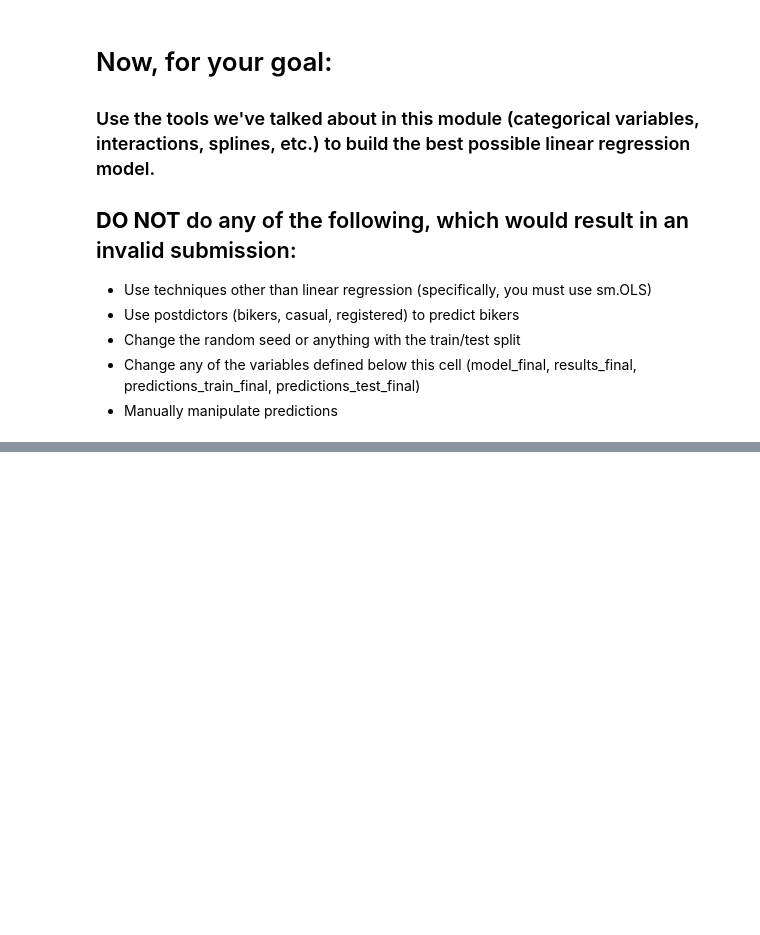
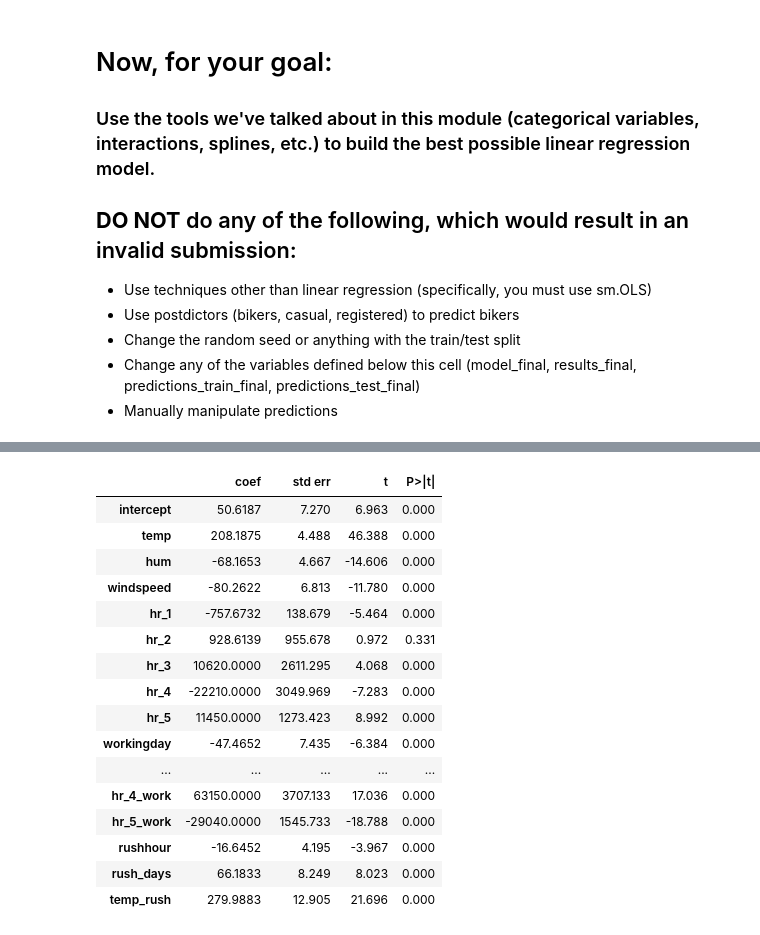
Before and after one commit to benjiezastavker-star/code_2600, a Jupyter notebook: mod05_nonlinear.ipynb, the cells around one changed output, grey strips where cells are left out. Saved outputs shown, nothing was run; the diff lists cells and outputs as text; code cells hidden in the pictures; blank space fills up the shorter version.

```diff
--- a/mod05_nonlinear.ipynb
+++ b/mod05_nonlinear.ipynb
@@ -353,4 +414,30 @@ plot_avg_actual_vs_predicted_by_feature(X=X_train,
 - Change any of the variables defined below this cell (model_final, results_final, predictions_train_final, predictions_test_final)
 - Manually manipulate predictions
 # %%
-# Data pre-processing (on Train, Test, X_train, and X_test)
+X_train['hr_1'] = X_train['hr'].astype('int') / 24
+X_test['hr_1'] = X_test['hr'].astype('int') / 24
+X_train['hr_2'] = X_train['hr_1'] ** 2
+X_test['hr_2'] = X_test['hr_1'] ** 2
+X_train['hr_3'] = X_train['hr_1'] ** 3
+X_test['hr_3'] = X_test['hr_1'] ** 3
+X_train['hr_4'] = X_train['hr_1'] ** 4
+X_test['hr_4'] = X_test['hr_1'] ** 4
+X_train['hr_5'] = X_train['hr_1'] ** 5
+X_test['hr_5'] = X_test['hr_1'] ** 5
+
+X_train["hr_1_work"] = X_train["hr_1"] * X_train["workingday"]
+X_test["hr_1_work"] = X_test["hr_1"] * X_test["workingday"]
+X_train["hr_2_work"] = X_train["hr_2"] * X_train["workingday"]
+X_test["hr_2_work"] = X_test["hr_2"] * X_test["workingday"]
+X_train["hr_3_work"] = X_train["hr_3"] * X_train["workingday"]
+X_test["hr_3_work"] = X_test["hr_3"] * X_test["workingday"]
+X_train["hr_4_work"] = X_train["hr_4"] * X_train["workingday"]
+X_test["hr_4_work"] = X_test["hr_4"] * X_test["workingday"]
+X_train["hr_5_work"] = X_train["hr_5"] * X_train["workingday"]
+X_test["hr_5_work"] = X_test["hr_5"] * X_test["workingday"]
+
+X_train["rush_days"] = X_train["rushhour"] * X_train["workingday"]
+X_test["rush_days"] = X_test["rushhour"] * X_test["workingday"]
+
+X_train["temp_rush"] = X_train["temp"] * X_train["rush_days"]
+X_test["temp_rush"] = X_test["temp"] * X_test["rush_days"]
@@ -357,12 +458,33 @@ plot_avg_actual_vs_predicted_by_feature(X=X_train,
 # %%
 # Build your linear regression model here.
 vars_to_include = [
-    #fillin
+    'intercept', 'temp', 'hum', 'windspeed',
+    'hr_1', 'hr_2', 'hr_3', 'hr_4', 'hr_5',
+    'workingday', 'hr_1_work', 'hr_2_work', 'hr_3_work', 'hr_4_work', 'hr_5_work',
+    'rushhour', 'rush_days', 'temp_rush'
 ]
 
 model_final = sm.OLS(y_train, X_train[vars_to_include])
 results_final = model_final.fit()
 summarize(results_final)
+# %% [output]
+|  | coef | std err | t | P>|t| |
+| intercept | 50.6187 | 7.270 | 6.963 | 0.000 |
+| temp | 208.1875 | 4.488 | 46.388 | 0.000 |
+| hum | -68.1653 | 4.667 | -14.606 | 0.000 |
+| windspeed | -80.2622 | 6.813 | -11.780 | 0.000 |
+| hr_1 | -757.6732 | 138.679 | -5.464 | 0.000 |
+| hr_2 | 928.6139 | 955.678 | 0.972 | 0.331 |
+| hr_3 | 10620.0000 | 2611.295 | 4.068 | 0.000 |
+| hr_4 | -22210.0000 | 3049.969 | -7.283 | 0.000 |
+| hr_5 | 11450.0000 | 1273.423 | 8.992 | 0.000 |
+| workingday | -47.4652 | 7.435 | -6.384 | 0.000 |
+| ... | ... | ... | ... | ... |
+| hr_4_work | 63150.0000 | 3707.133 | 17.036 | 0.000 |
+| hr_5_work | -29040.0000 | 1545.733 | -18.788 | 0.000 |
+| rushhour | -16.6452 | 4.195 | -3.967 | 0.000 |
+| rush_days | 66.1833 | 8.249 | 8.023 | 0.000 |
+| temp_rush | 279.9883 | 12.905 | 21.696 | 0.000 |
 # %%
 predictions_train_final = predict(X_train[vars_to_include], results_final)
 print('MSE train: ', mse(y_train, predictions_train_final))
```
Also changed, not shown: parts of 5 cells of this notebook.
